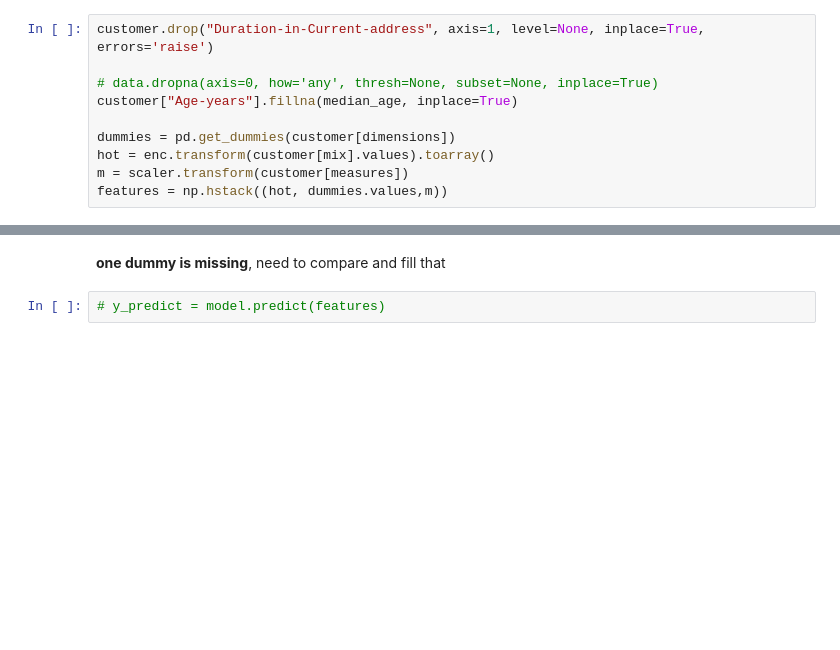
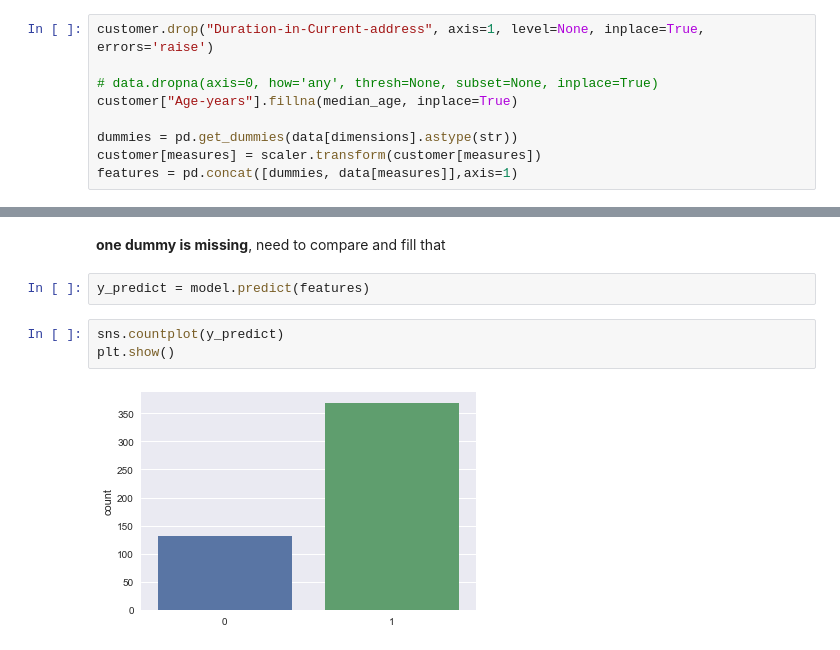
Before and after one commit to jychstar/NanoDegreeProject, a Jupyter notebook: BAND/p4_credit_approval/p4, loan fault.ipynb, the cells around one changed output, grey strips where cells are left out. Drawn from its saved outputs; the diff is of its cells as text; blank space fills up the shorter version.

```diff
--- a/BAND/p4_credit_approval/p4, loan fault.ipynb
+++ b/BAND/p4_credit_approval/p4, loan fault.ipynb
@@ -319,10 +337,9 @@ customer.drop("Duration-in-Current-address", axis=1, level=None, inplace=True, e
 # data.dropna(axis=0, how='any', thresh=None, subset=None, inplace=True)
 customer["Age-years"].fillna(median_age, inplace=True)
 
-dummies = pd.get_dummies(customer[dimensions])
-hot = enc.transform(customer[mix].values).toarray()
-m = scaler.transform(customer[measures])
-features = np.hstack((hot, dummies.values,m))
+dummies = pd.get_dummies(data[dimensions].astype(str))
+customer[measures] = scaler.transform(customer[measures])
+features = pd.concat([dummies, data[measures]],axis=1)
 # %%
 print(dummies.shape)
 # %% [output]
@@ -330,4 +347,9 @@ print(dummies.shape)
 # %% [markdown]
 **one dummy is missing**, need to compare and fill that
 # %%
-# y_predict = model.predict(features)
+y_predict = model.predict(features)
+# %%
+sns.countplot(y_predict)
+plt.show()
+# %% [output]
+[figure, added]
```
Also changed, not shown: parts of 12 cells of this notebook, 1 other file.
